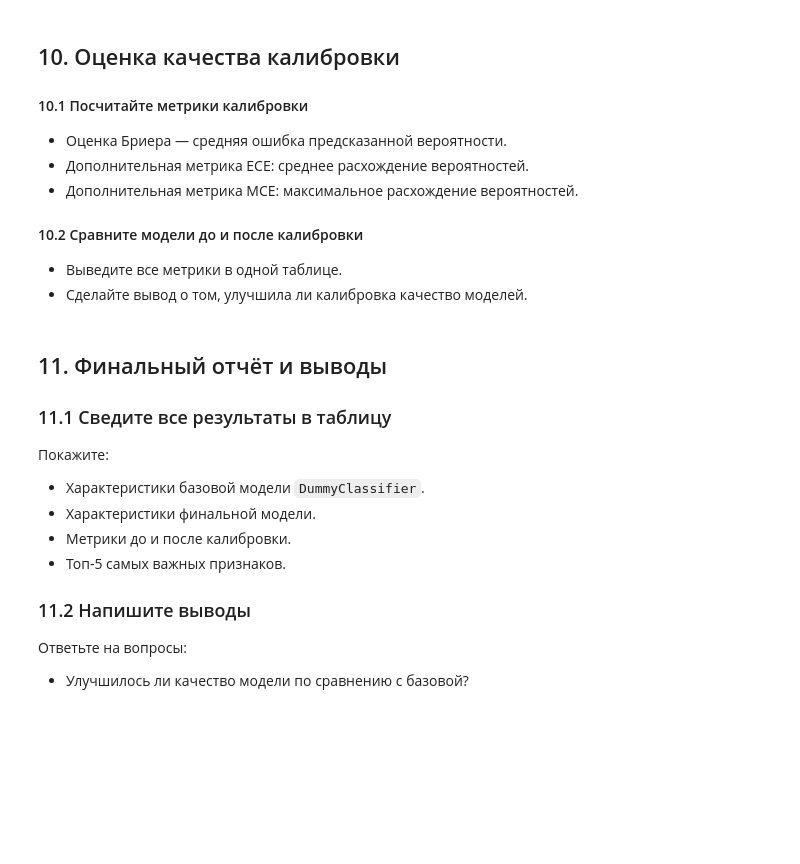
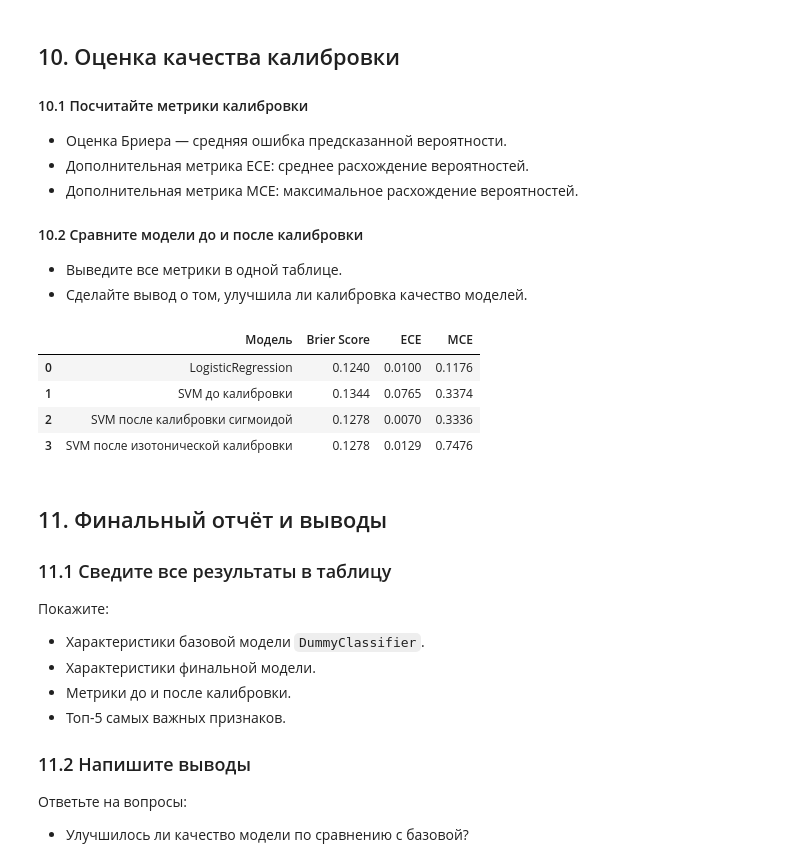
Before and after one commit to TemaQDX/sprint_12_project_advandex, a Jupyter notebook: sprint_12_project_advandex_Artem_Burov.ipynb, the cells around one changed output. Drawn from its saved outputs; the diff is of its cells as text; code cells hidden in the pictures; blank space fills up the shorter version.

```diff
--- a/sprint_12_project_advandex_Artem_Burov.ipynb
+++ b/sprint_12_project_advandex_Artem_Burov.ipynb
@@ -2263,6 +2361,49 @@ plt.show()
 #### 10.2 Сравните модели до и после калибровки
 - Выведите все метрики в одной таблице.
 - Сделайте вывод о том, улучшила ли калибровка качество моделей.
+# %%
+# Создаём словарь с данными для датафрейма
+metrics_data = {
+    'Модель': [
+        'LogisticRegression',
+        'SVM до калибровки',
+        'SVM после калибровки сигмоидой',
+        'SVM после изотонической калибровки'
+    ],
+    'Brier Score': [
+        brier_score_lr,
+        brier_score_before,
+        brier_score_sig,
+        brier_score_iso
+    ],
+    'ECE': [
+        lr_ece,
+        svm_ece_raw,
+        svm_ece_sig,
+        svm_ece_iso
+    ],
+    'MCE': [
+        lr_mce,
+        svm_mce_raw,
+        svm_mce_sig,
+        svm_mce_iso
+    ]
+}
+
+# Создаём датафрейм
+metrics_df = pd.DataFrame(metrics_data)
+
+# Округляем числовые значения до 4 знаков после запятой
+metrics_df[['Brier Score', 'ECE', 'MCE']] = metrics_df[['Brier Score', 'ECE', 'MCE']].round(4)
+
+# Выводим датафрейм
+metrics_df
+# %% [output]
+|  | Модель | Brier Score | ECE | MCE |
+| 0 | LogisticRegression | 0.1240 | 0.0100 | 0.1176 |
+| 1 | SVM до калибровки | 0.1344 | 0.0765 | 0.3374 |
+| 2 | SVM после калибровки сигмоидой | 0.1278 | 0.0070 | 0.3336 |
+| 3 | SVM после изотонической калибровки | 0.1278 | 0.0129 | 0.7476 |
 # %% [markdown]
 ## 11. Финальный отчёт и выводы
 
```
Also changed, not shown: parts of 5 cells of this notebook.
